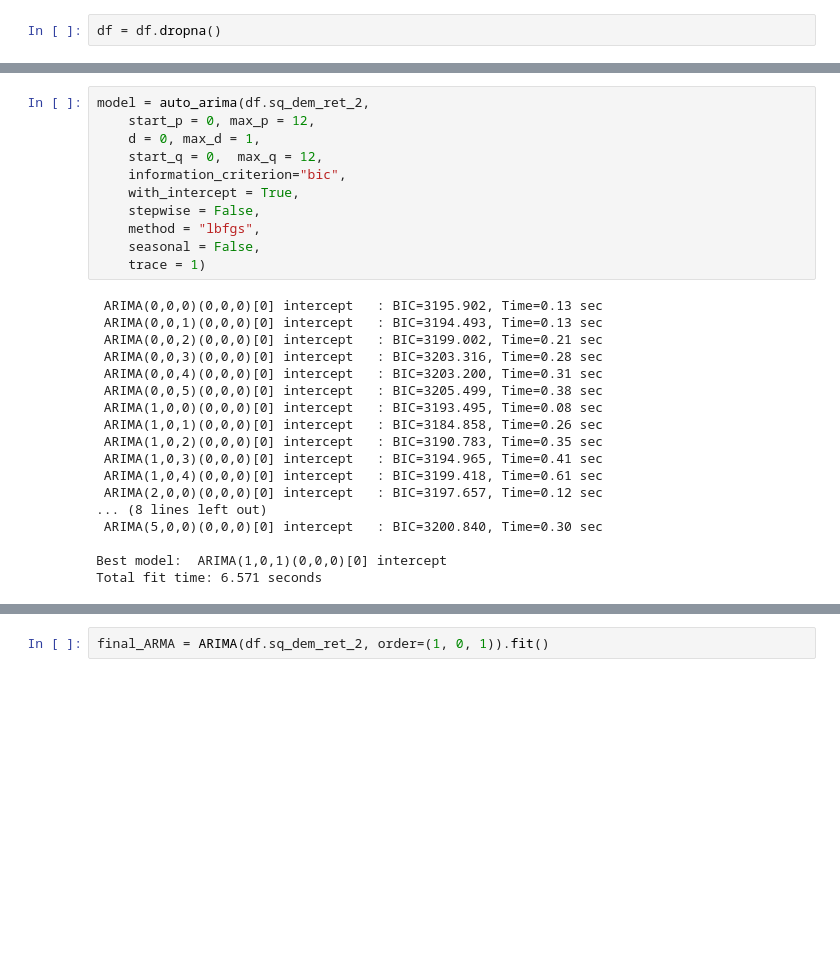
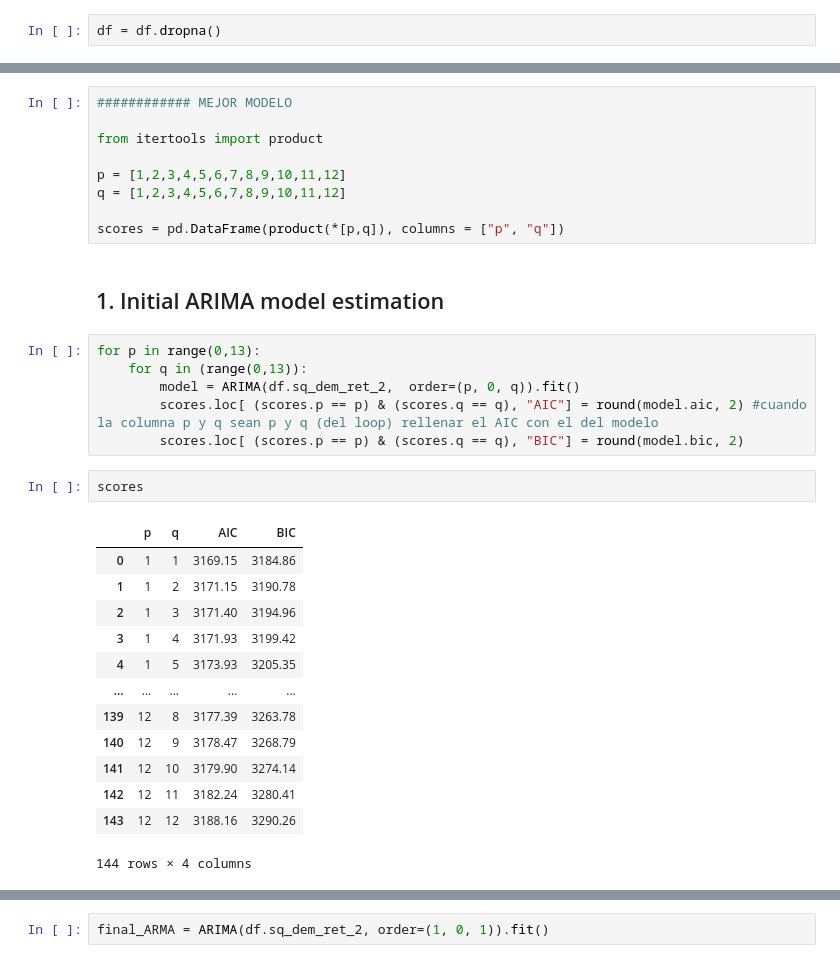
Before and after one commit to remg1997/time_series, a Jupyter notebook: Taller3/notebooks/t3.ipynb, the cells around one changed output, grey strips where cells are left out. Saved outputs shown, nothing was run; the diff lists cells and outputs as text; blank space fills up the shorter version.

```diff
--- a/Taller3/notebooks/t3.ipynb
+++ b/Taller3/notebooks/t3.ipynb
@@ -171,29 +37,33 @@ plt.show()
-# %%
-model = auto_arima(df.sq_dem_ret_2,
-    start_p = 0, max_p = 12,
-    d = 0, max_d = 1,
-    start_q = 0,  max_q = 12,
-    information_criterion="bic",
-    with_intercept = True,
-    stepwise = False,
-    method = "lbfgs",
-    seasonal = False,
-    trace = 1)
-# %% [output]
- ARIMA(0,0,0)(0,0,0)[0] intercept   : BIC=3195.902, Time=0.13 sec
- ARIMA(0,0,1)(0,0,0)[0] intercept   : BIC=3194.493, Time=0.13 sec
- ARIMA(0,0,2)(0,0,0)[0] intercept   : BIC=3199.002, Time=0.21 sec
- ARIMA(0,0,3)(0,0,0)[0] intercept   : BIC=3203.316, Time=0.28 sec
- ARIMA(0,0,4)(0,0,0)[0] intercept   : BIC=3203.200, Time=0.31 sec
- ARIMA(0,0,5)(0,0,0)[0] intercept   : BIC=3205.499, Time=0.38 sec
- ARIMA(1,0,0)(0,0,0)[0] intercept   : BIC=3193.495, Time=0.08 sec
- ARIMA(1,0,1)(0,0,0)[0] intercept   : BIC=3184.858, Time=0.26 sec
- ARIMA(1,0,2)(0,0,0)[0] intercept   : BIC=3190.783, Time=0.35 sec
- ARIMA(1,0,3)(0,0,0)[0] intercept   : BIC=3194.965, Time=0.41 sec
- ARIMA(1,0,4)(0,0,0)[0] intercept   : BIC=3199.418, Time=0.61 sec
- ARIMA(2,0,0)(0,0,0)[0] intercept   : BIC=3197.657, Time=0.12 sec
-... (8 lines left out)
- ARIMA(5,0,0)(0,0,0)[0] intercept   : BIC=3200.840, Time=0.30 sec
-
-Best model:  ARIMA(1,0,1)(0,0,0)[0] intercept
-Total fit time: 6.571 seconds
+# %%
+############ MEJOR MODELO
+
+from itertools import product
+
+p = [1,2,3,4,5,6,7,8,9,10,11,12]
+q = [1,2,3,4,5,6,7,8,9,10,11,12]
+
+scores = pd.DataFrame(product(*[p,q]), columns = ["p", "q"])
+# %% [markdown]
+## 1. Initial ARIMA model estimation
+# %%
+for p in range(0,13):
+    for q in (range(0,13)):
+        model = ARIMA(df.sq_dem_ret_2,  order=(p, 0, q)).fit()
+        scores.loc[ (scores.p == p) & (scores.q == q), "AIC"] = round(model.aic, 2) #cuando la columna p y q sean p y q (del loop) rellenar el AIC con el del modelo
+        scores.loc[ (scores.p == p) & (scores.q == q), "BIC"] = round(model.bic, 2)
+# %%
+scores
+# %% [output]
+|  | p | q | AIC | BIC |
+| 0 | 1 | 1 | 3169.15 | 3184.86 |
+| 1 | 1 | 2 | 3171.15 | 3190.78 |
+| 2 | 1 | 3 | 3171.40 | 3194.96 |
+| 3 | 1 | 4 | 3171.93 | 3199.42 |
+| 4 | 1 | 5 | 3173.93 | 3205.35 |
+| ... | ... | ... | ... | ... |
+| 139 | 12 | 8 | 3177.39 | 3263.78 |
+| 140 | 12 | 9 | 3178.47 | 3268.79 |
+| 141 | 12 | 10 | 3179.90 | 3274.14 |
+| 142 | 12 | 11 | 3182.24 | 3280.41 |
+| 143 | 12 | 12 | 3188.16 | 3290.26 |
+144 rows × 4 columns
```
Also changed, not shown: parts of 60 cells of this notebook.
